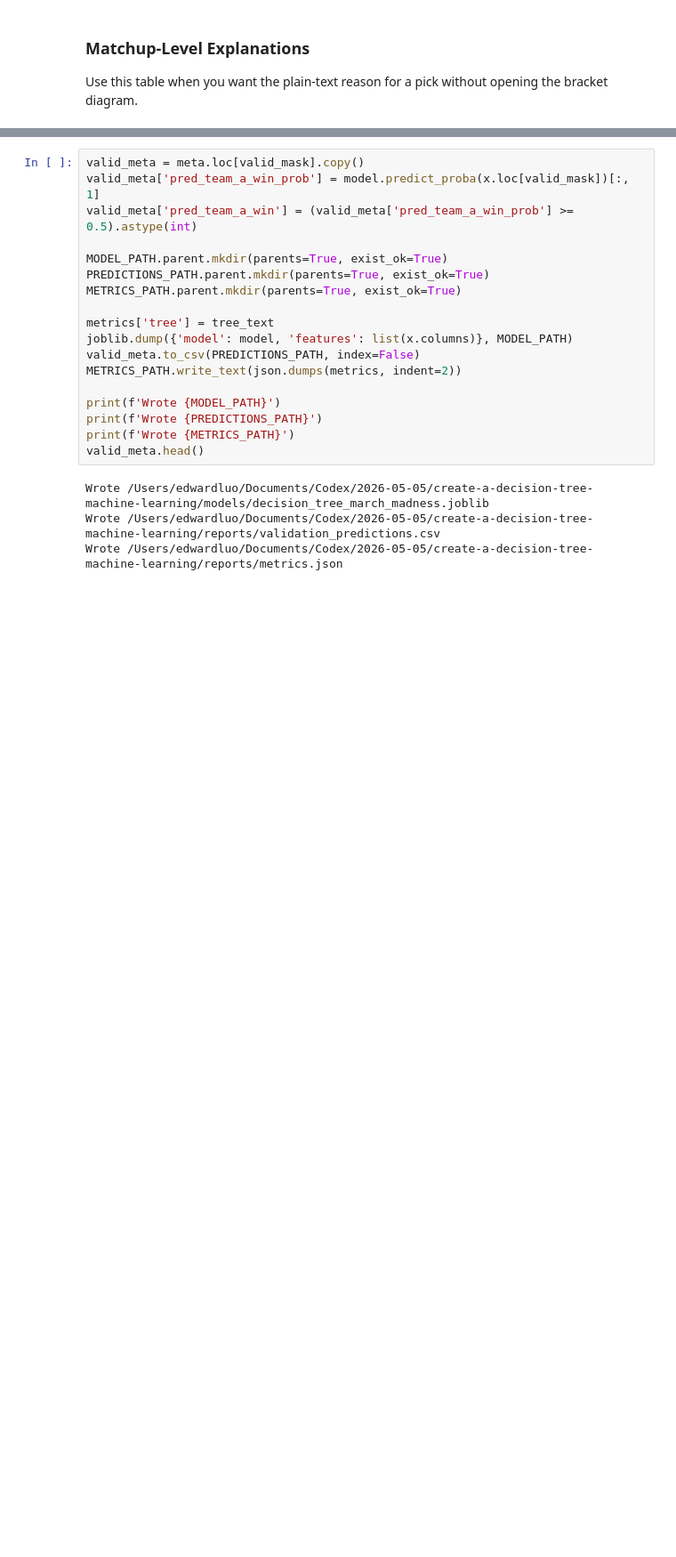
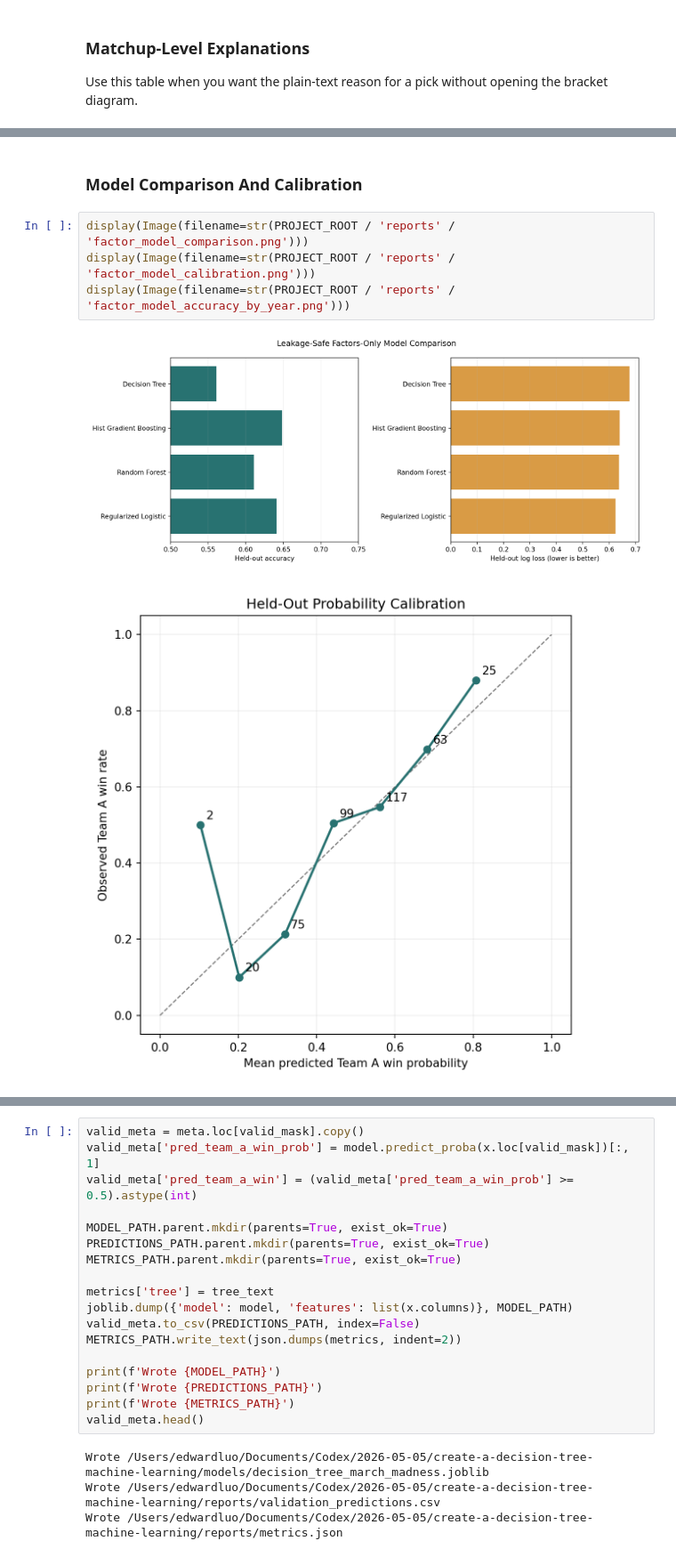
Before and after one commit to spacecowboy301/march-madness-decision-tree, a Jupyter notebook: notebooks/march_madness_decision_tree.ipynb, the cells around one changed output, grey strips where cells are left out. Shown at 89% size. Saved outputs shown, nothing was run; the diff lists cells and outputs as text; blank space fills up the shorter version.

```diff
--- a/notebooks/march_madness_decision_tree.ipynb
+++ b/notebooks/march_madness_decision_tree.ipynb
@@ -470,0 +499,9 @@ display(Image(filename=str(PROJECT_ROOT / 'reports' / 'factor_model_feature_impo
+# %% [markdown]
+### Model Comparison And Calibration
+# %%
+display(Image(filename=str(PROJECT_ROOT / 'reports' / 'factor_model_comparison.png')))
+display(Image(filename=str(PROJECT_ROOT / 'reports' / 'factor_model_calibration.png')))
+display(Image(filename=str(PROJECT_ROOT / 'reports' / 'factor_model_accuracy_by_year.png')))
+# %% [output]
+[figure, added]
+[figure, added]
```
Also changed, not shown: parts of 21 cells of this notebook, 23 other files.
